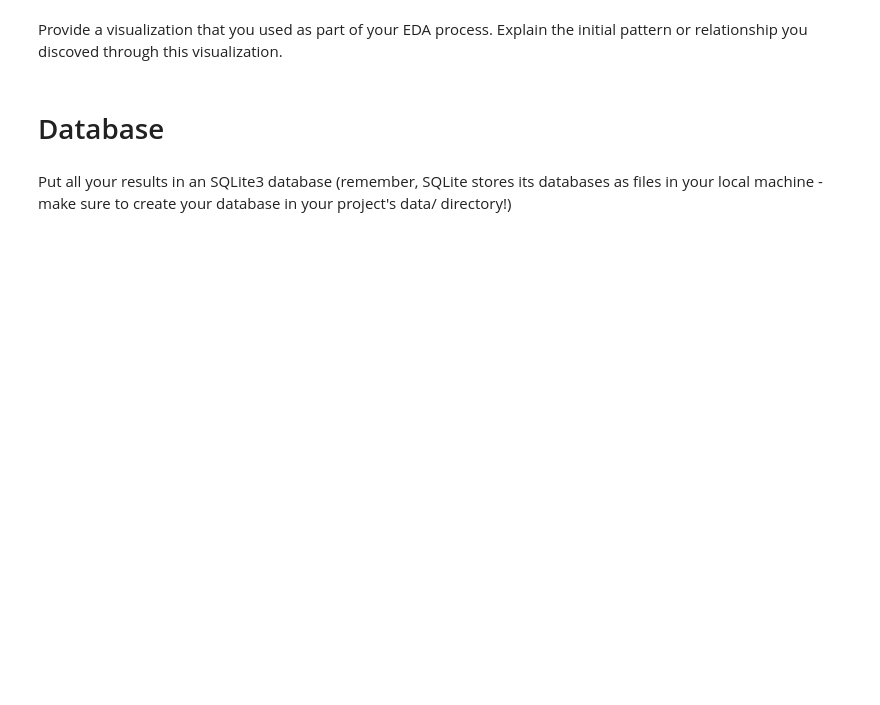
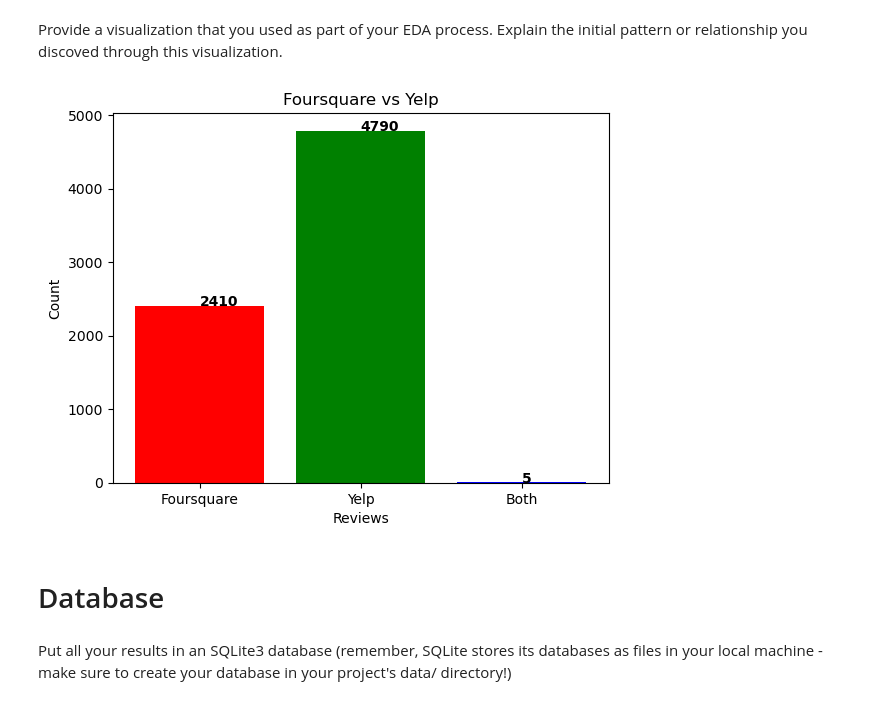
Before and after one commit to MillanAir/Statistical-Modelling-lhl, a Jupyter notebook: notebooks/joining_data.ipynb, the cells around one changed output. Cells and saved outputs as stored; diff of their text form; code cells hidden in the pictures; blank space fills up the shorter version.

```diff
--- a/notebooks/joining_data.ipynb
+++ b/notebooks/joining_data.ipynb
@@ -56,0 +57,8 @@ cb_fsq_vancouver.head()
+# %%
+# from address extract number
+cb_fsq_vancouver['number'] = cb_fsq_vancouver['address'].str.split(' ').str[0]
+
+# remove string from number and save only integers
+cb_fsq_vancouver['number'] = cb_fsq_vancouver['number'].str.replace('[^0-9]','')
+
+cb_fsq_vancouver['number'].head()
@@ -92,8 +126,8 @@ cb_yelp_vancouver.head()
 # %%
-# join cb_fsq_vancouver and cb_yelp_vancouver through cb_id and postal_code
-cb_fsq_yelp_vancouver = pd.merge(cb_fsq_vancouver, cb_yelp_vancouver, on=['cb_id','postal_code'], how='outer')
+# join cb_fsq_vancouver and cb_yelp_vancouver through cb_id, number, postal_code, lat, long
+cb_fsq_yelp_vancouver = pd.merge(cb_fsq_vancouver, cb_yelp_vancouver, on=['cb_id', 'number', 'postal_code'], how='outer')
 
 #fill Nan values with 'Not Available'
-cb_fsq_yelp_vancouver = cb_fsq_yelp_vancouver.fillna('unavilable')
+cb_fsq_yelp_vancouver = cb_fsq_yelp_vancouver.fillna('unavailable')
 
 cb_fsq_yelp_vancouver.head()
@@ -99,0 +141,3 @@ cb_fsq_yelp_vancouver.head()
+# %%
+# drop columns that are not required
+cb_fsq_yelp_vancouver = cb_fsq_yelp_vancouver.drop(['lat_x', 'long_x', 'address_x', 'number'], axis=1)
@@ -110,3 +199,33 @@ Provide a visualization that you used as part of your EDA process. Explain the i
+# %%
+#plot a bar chart to show difference between yelp and foursquare reviews
+#count fsq_id and store it in a variable as integer where fsq_id is not unavailable
+y1 = main_df[main_df['fsq_id'] != 'unavailable'].groupby('fsq_id').size().reset_index(name='count')
+#sum y1 and store it in a self
+y1 = y1['count'].sum()
+
+#count ratings and store it in a variable where ratings is not unavailable
+y2 = main_df[main_df['rating'] != 'unavailable'].groupby('rating').size().reset_index(name='count')
+y2 = y2['count'].sum()
+
+#x is total size of main_df
+x = main_df.groupby('cb_id').size().reset_index(name='count')
+x = x['count'].sum()
+
+y3 = y1+y2-x
+# %%
+
+#plot the bar chart y1 as foursquare, y2 as yelp, y3 as Both
+plt.bar(['Foursquare', 'Yelp', 'Both'], [y1, y2, y3], color=['red', 'green', 'blue'])
+plt.title('Foursquare vs Yelp')
+plt.xlabel('Reviews')
+plt.ylabel('Count')
+#show no of reviews for foursquare, yelp and both
+for i, v in enumerate([y1, y2, y3]):
+    plt.text(i, v, str(v), color='black', fontweight='bold')
+
+plt.show()
+# %% [output]
+[figure, added]
 # %% [markdown]
 # Database
 # %% [markdown]
```
Also changed, not shown: parts of 16 cells of this notebook, 2 other files.
